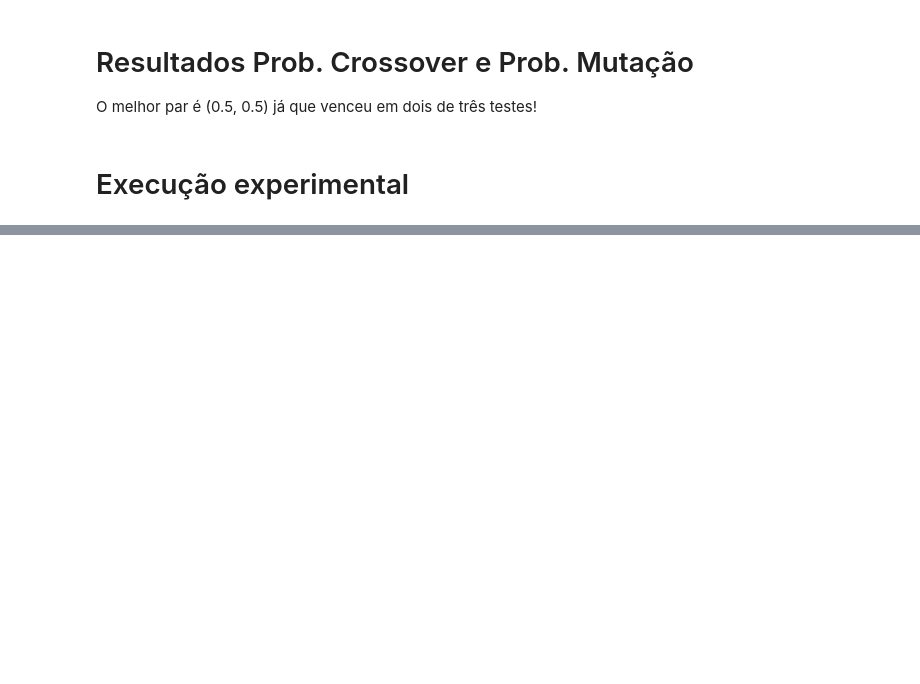
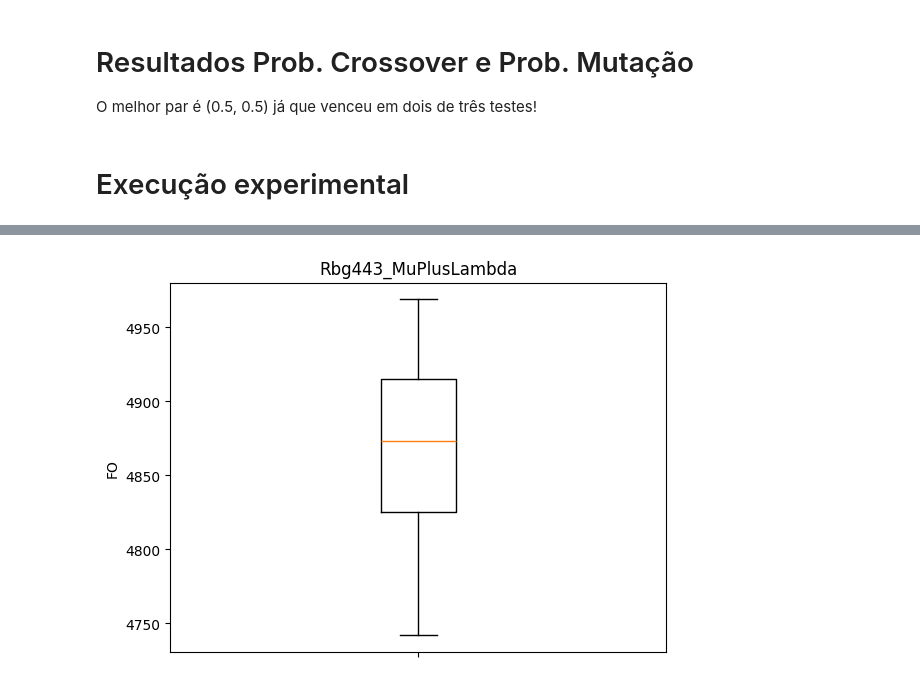
Before and after one commit to arthurnfmc/TSPGenetic, a Jupyter notebook: tspgenetic.ipynb, the cells around one changed output, grey strips where cells are left out. Drawn from its saved outputs; the diff is of its cells as text; code cells hidden in the pictures; blank space fills up the shorter version.

```diff
--- a/tspgenetic.ipynb
+++ b/tspgenetic.ipynb
@@ -382,10 +380,10 @@ O melhor par é (0.5, 0.5) já que venceu em dois de três testes!
 # @title Execução e registro dos logs
 
 LOG_BASE_DIR = "/content/drive/MyDrive/ResultadosCompEvolutiva"
-EXPERIMENT_NAME = "Brazil58_MuPlusLambda" # @param {type:"string"}
-OPTIMAL_VALUE = 25395 # @param {type:"number"}
+EXPERIMENT_NAME = "Rbg443_MuPlusLambda" # @param {type:"string"}
+OPTIMAL_VALUE = 2720 # @param {type:"number"}
 N = 33
-NOTES = "mu=300, lambda_=500, cxpb=0.5, mutpb=0.5, ngen=500, OPTIMAL_VALUE=25395" # @param {type:"string"}
+NOTES = "mu=300, lambda_=500, cxpb=0.5, mutpb=0.5, ngen=500, OPTIMAL_VALUE=2720" # @param {type:"string"}
 
 # Criando o diretório de log
 LOG_DIR = os.path.join(LOG_BASE_DIR, EXPERIMENT_NAME)
@@ -480,0 +479 @@ Execução 13 iniciando em: 2025-03-11 13:49:39.
+[figure, added]
```
Also changed, not shown: parts of 11 cells of this notebook.
